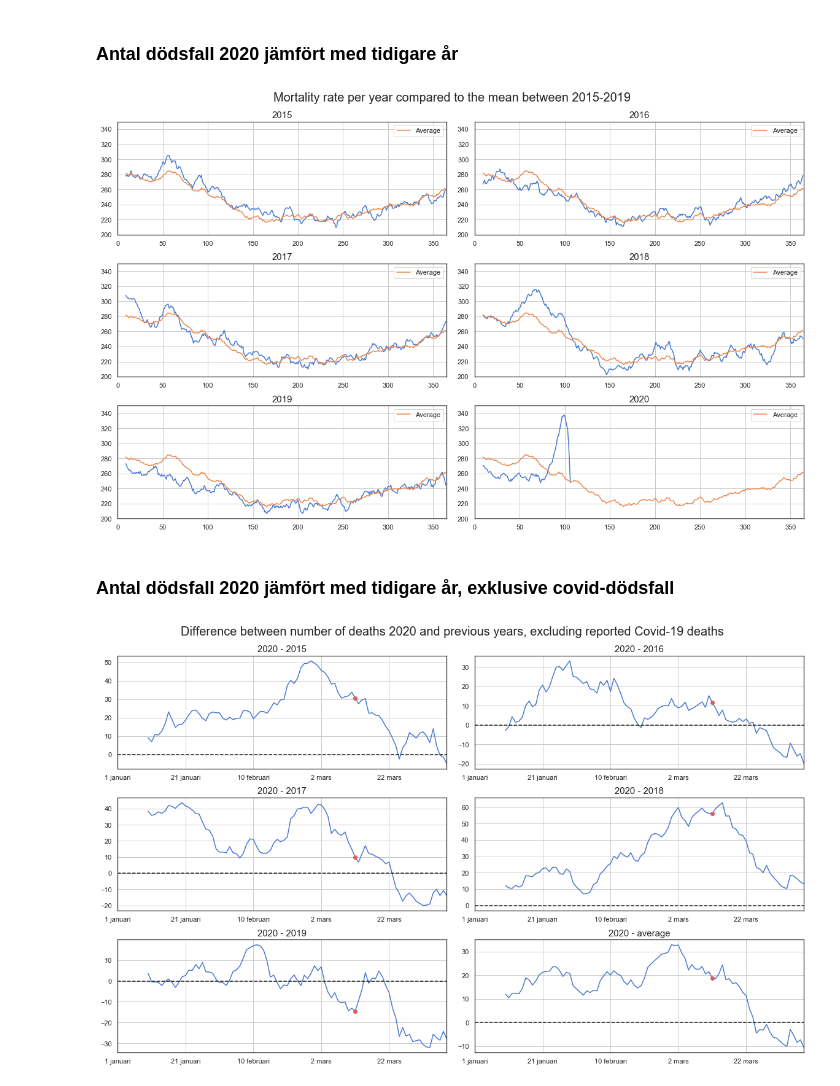
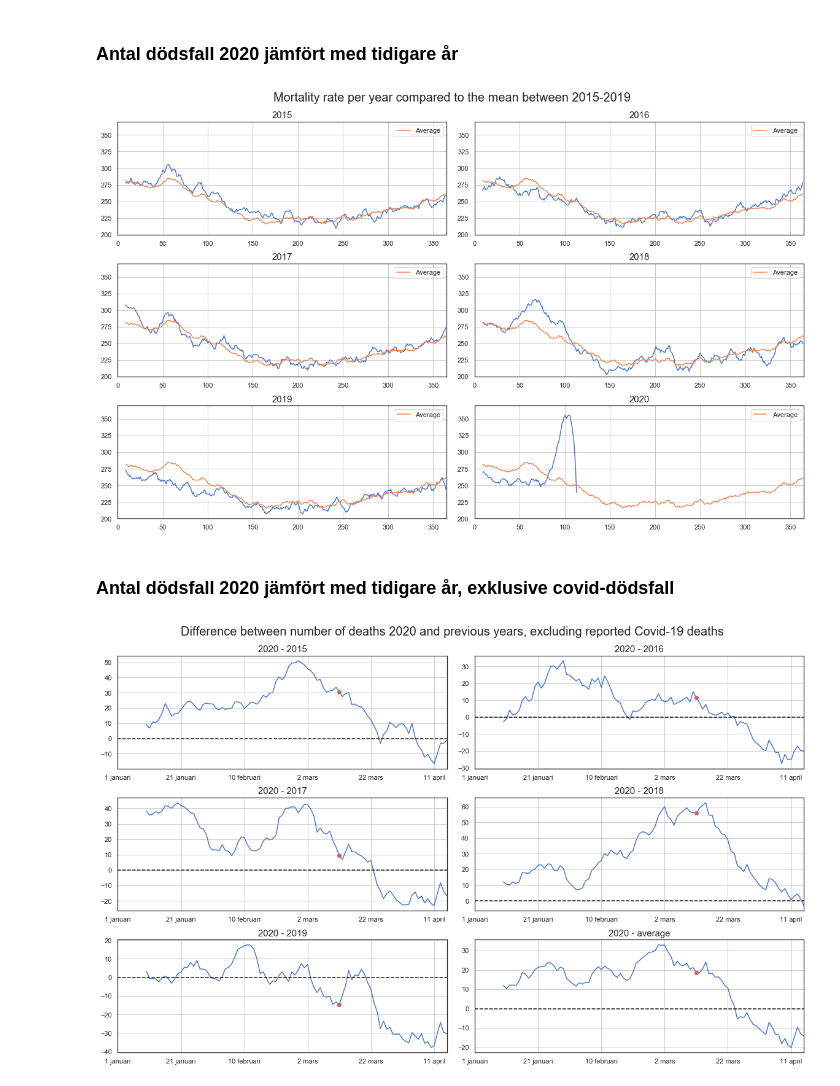
Before and after one commit to Frallmeister/covid19, a Jupyter notebook: corona_notebook.ipynb, the cells around one changed output. Cells and saved outputs as stored; diff of their text form; code cells hidden in the pictures.

```diff
--- a/corona_notebook.ipynb
+++ b/corona_notebook.ipynb
@@ -300,14 +314,23 @@ for axes, y in zip(ax, a):
     axes.set_title(f"{year}", fontsize=15)
     axes.legend()
     y_min, y_max = axes.get_ylim()
-    axes.axis([0, 365, 200, 350])
+    axes.axis([0, 365, 200, 370])
     year+=1
 # %% [output]
-[figure, old version]
+[figure, new version]
 # %% [markdown]
 ### Antal dödsfall 2020 jämfört med tidigare år, exklusive covid-dödsfall
 # %%
-workbook = xlrd.open_workbook('2020-04-17---preliminar-statistik-over-doda-inkl-eng.xlsx', on_demand=True)
+# Find latest statistic file from SCB
+scb_file = '2020-04-17---preliminar-statistik-over-doda-inkl-eng.xlsx'
+for file in os.listdir('SCB_statistik'):
+    if 'preliminar-statistik-over-doda' in file:
+        scb_date = datetime.datetime.strptime(scb_file.split('---')[0], '%Y-%m-%d')
+        file_date = datetime.datetime.strptime(file.split('---')[0], '%Y-%m-%d')
+        if file_date > scb_date:
+            scb_file = file
+
+workbook = xlrd.open_workbook(f"SCB_statistik/{scb_file}", on_demand=True)
 worksheet = workbook.sheet_by_name('Tabell 1')
 df_corona_deaths = pd.read_excel("Folkhalsomyndigheten_Covid19.xlsx", sheet_name=1, usecols="B")
 
@@ -331,34 +354,34 @@ data = {
     'Deaths_average': deaths_avg,
 }
 
 df_sweden = pd.DataFrame(data, index=dates)
 df_sweden.drop(['29 februari'], inplace=True)
 df_sweden.loc[df_sweden['Deaths_2020'] == 0, 'Deaths_2020'] = np.nan
 
 list_corona_deaths = df_corona_deaths['Antal_avlidna'].to_list()
 df_sweden['Corona_deaths'] = 0
 index_first_death = 70
 index_last_day = index_first_death+len(list_corona_deaths)
 df_sweden.iloc[index_first_death:index_last_day,7] = list_corona_deaths
 
 for year in data.keys():
     year = year.split('_')[-1]
     df_sweden[f'Excess_deaths_{year}'] = df_sweden['Deaths_2020'] - df_sweden[f'Deaths_{year}']
     df_sweden[f'Difference_{year}'] = df_sweden['Corona_deaths'] - df_sweden[f'Excess_deaths_{year}']
 
 fig, ax = plt.subplots(3, 2, figsize=(16,10), constrained_layout=True)
 fig.suptitle('Difference between number of deaths 2020 and previous years, excluding reported Covid-19 deaths', fontsize=20)
 ax = np.reshape(ax,-1)
 last_reliable_day = min(index_last_day, deaths_2020.index(0))-10
 
 year = ['2015', '2016', '2017', '2018', '2019', 'average']
 for y, axes in zip(year, ax):
     df_sweden.rolling(10).mean().iloc[:last_reliable_day,:].plot(y=[f'Difference_{y}'], grid=True, legend=False, ax=axes)
     axes.plot(index_first_death, df_sweden.rolling(10).mean().iloc[index_first_death,:][f'Difference_{y}'], 'ro')
     axes.set_title(f'2020 - {y}', fontsize=15)
     axes.axhline(color='k', ls='--')
 # %% [output]
-[figure, old version]
+[figure, new version]
 # %%
 # Mean deaths for all years
 years = np.arange(2015,2020)
```
Also changed, not shown: parts of 8 cells of this notebook.
